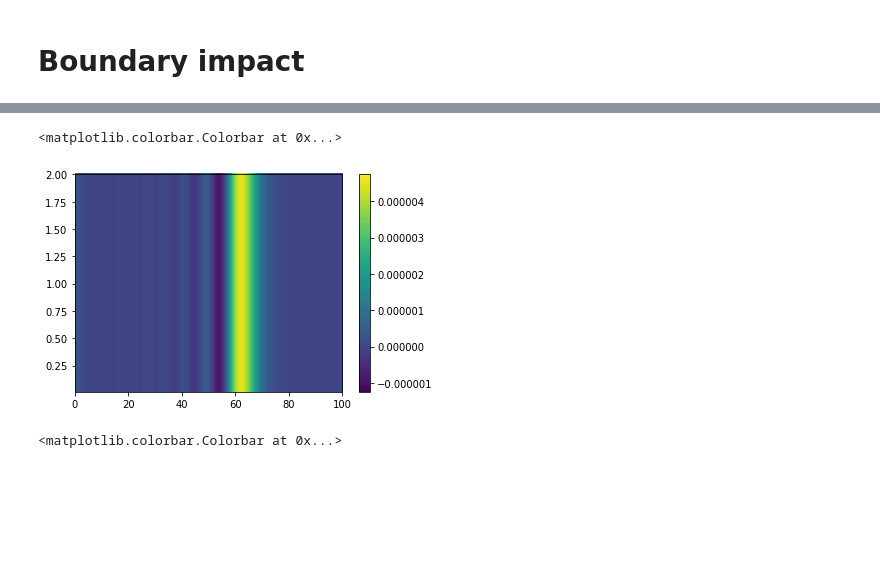
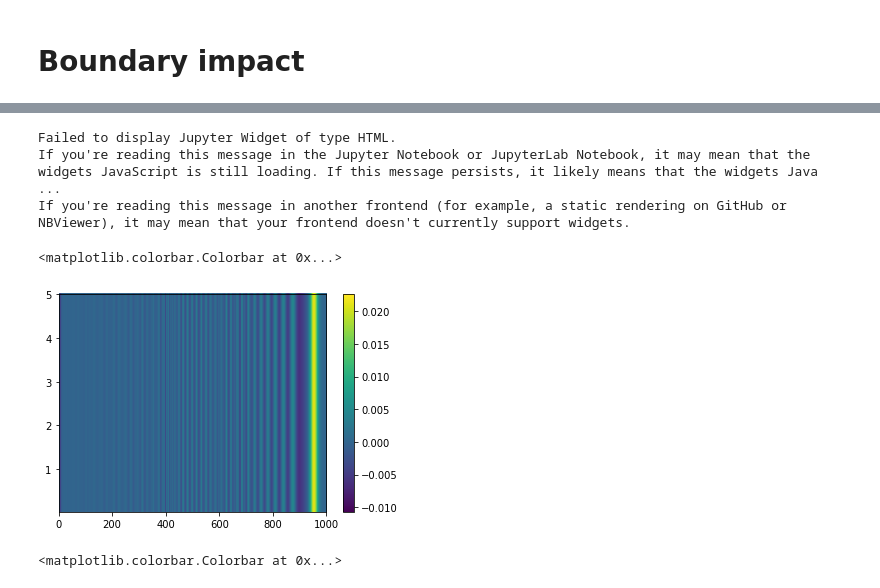
Before and after one commit to fgarbuzov/Spectral, a Jupyter notebook: NonlinearCylinderImpact.ipynb, the cells around one changed output, grey strips where cells are left out. Drawn from its saved outputs; the diff is of its cells as text; code cells hidden in the pictures; blank space fills up the shorter version.

```diff
--- a/NonlinearCylinderImpact.ipynb
+++ b/NonlinearCylinderImpact.ipynb
@@ -83,8 +85,8 @@ def plot(field, x, r_points=500, phi_points=500, figsize=4, xyz=True):
 # %%
-L, R = 100, 2
-mesh_x = Multidomain(Legendre(20), np.linspace(0, L, 11))
-mesh_r = Legendre(10, (R, 0), 'Radau')
-mesh_phi = Fourier(5)
+L, R = 1000, 5
+mesh_x = Multidomain(Legendre(20), np.linspace(0, L, 61))
+mesh_r = Legendre(5, (R, 0), 'Radau')
+mesh_phi = Constant()
 mesh = mesh_x*mesh_r*mesh_phi
 
 rho = 1.06; young = 3.7; nu = 0.34; l = -18.9; m = -13.3; n = -10.0 # PS
@@ -154,9 +164,9 @@ plt.plot(2e-1*np.cosh(t/tau)**(-2))
 %%time
 tau = 2
 t0 = -8*tau
-t_max = 40.0
-dt = 1.0
-T = np.arange(t0, t_max + dt/2, dt)
+t_max = 500.0
+dt = 10.0
+T = np.arange(t0, t_max, dt)
 u0 = TensorField(mesh, np.zeros((3,) + mesh.shape))
 v0 = TensorField(mesh, np.zeros((3,) + mesh.shape))
 
@@ -165,7 +175,7 @@ V = TensorField(mesh, np.zeros((len(T), 3) + mesh.shape))
 E = np.zeros(len(T))
 
 def f(t):
-    F = 2e-5*np.cosh(t/tau)**(-2), 0, 0
+    F = 2e-1*np.cosh(t/tau)**(-2), 0, 0
     return np.asarray(F)[:,None,None]
 
 r = sp.integrate.ode(derivative).set_integrator('dop853', rtol=1e-10, atol=1e-10, nsteps=1e4)
@@ -181,0 +194,22 @@ Wall time: 1min 55s
+# %%
+t_max = 500.0
+TT = np.arange(t0, t_max, dt)
+UU = TensorField(mesh, np.zeros((len(TT), 3) + mesh.shape))
+VV = TensorField(mesh, np.zeros((len(TT), 3) + mesh.shape))
+EE = np.zeros(len(TT))
+for i in range(len(T)):
+    UU[i] = U[i]
+    VV[i] = V[i]
+    EE[i] = E[i]
+# %%
+r = sp.integrate.ode(derivative).set_integrator('dop853', rtol=1e-10, atol=1e-10, nsteps=1e4)
+r.set_initial_value(compress(U[-1], V[-1]), t=T[-1])
+for k, t in enumerate(Progress(TT)):
+    if t > r.t:
+        r.integrate(t)
+        UU[k], VV[k] = decompress(r.y)
+        EE[k] = energy(UU[k], VV[k])
+# %% [output]
+Failed to display Jupyter Widget of type HTML.
+If you're reading this message in the Jupyter Notebook or JupyterLab Notebook, it may mean that the widgets JavaScript is still loading. If this message persists, it likely means that the widgets Java ...
+If you're reading this message in another frontend (for example, a static rendering on GitHub or NBViewer), it may mean that your frontend doesn't currently support widgets.
@@ -182,13 +221,13 @@ Wall time: 1min 55s
 # %%
-k = 50
-u = -U[k, 0](None, None, 0).diff(0)
+k = -1
+u = -UU[k, 0](None, None, 0).diff(0)
 x = np.linspace(0, L, 3000)
 r = np.abs(np.linspace(-R, R, 200))
 heatmap(x, r, u(x, r))
 plt.colorbar()
 # %% [output]
 <matplotlib.colorbar.Colorbar at 0x...>
-[figure, old version]
+[figure, new version]
 # %%
 k = 50
 u = -U[k, 0](None, None, 0).diff(0)
```
Also changed, not shown: parts of 6 cells of this notebook, 6 other files.
